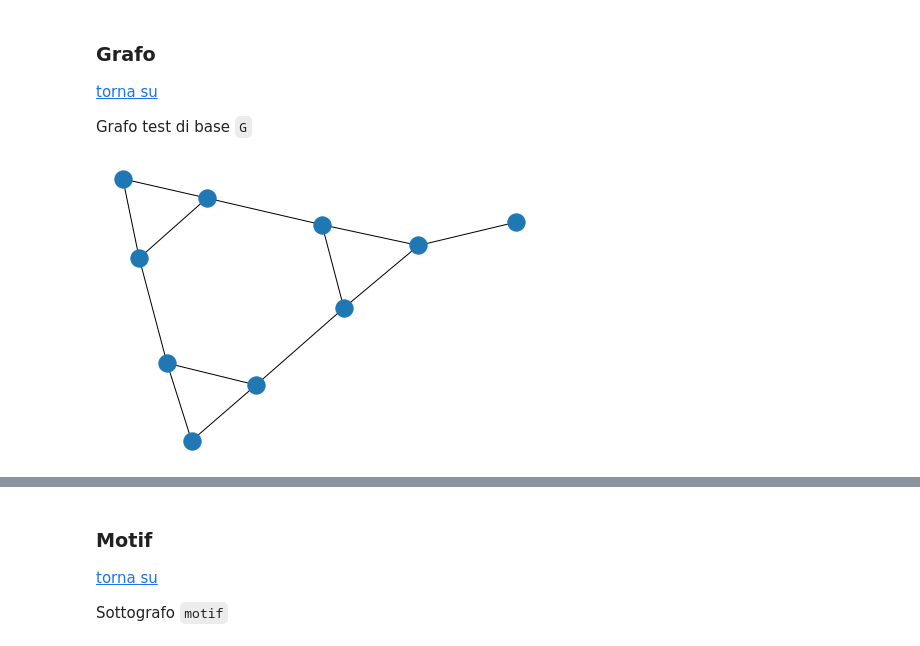
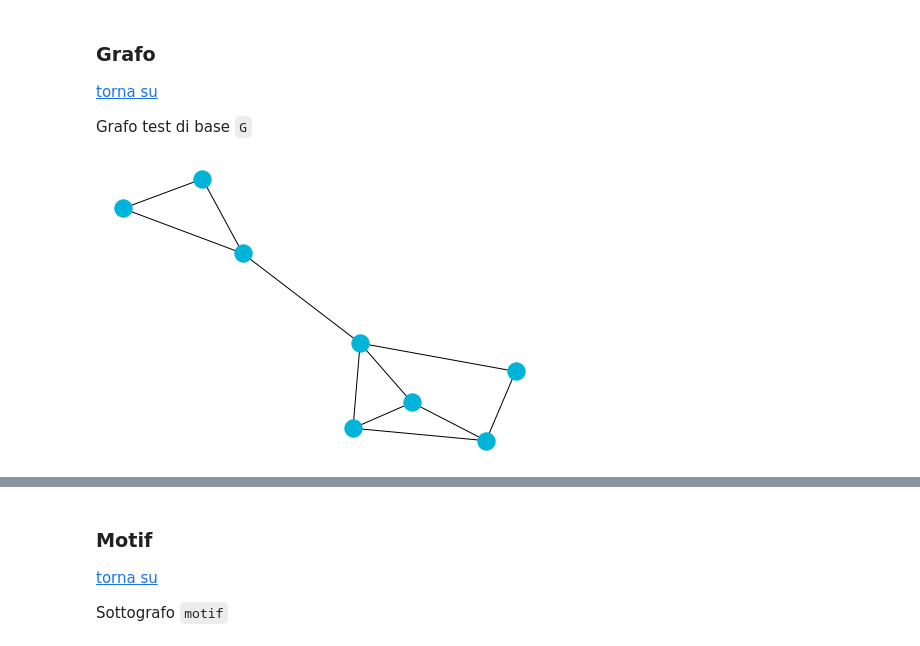
Before and after one commit to kdd-lab/2020_Trevisan, a Jupyter notebook: code/notebook/2_Pipeline_gerarchica_multicollasso_flag.ipynb, the cells around one changed output, grey strips where cells are left out. Drawn from its saved outputs; the diff is of its cells as text; code cells hidden in the pictures.

```diff
--- a/code/notebook/2_Pipeline_gerarchica_multicollasso_flag.ipynb
+++ b/code/notebook/2_Pipeline_gerarchica_multicollasso_flag.ipynb
@@ -26,14 +26,8 @@ from collections import defaultdict
 
 Grafo test di base `G`
 # %%
-# grafo test di base G
-
 G0 = nx.Graph()
 G0.add_edges_from([(7, 1), (8, 1), (7, 8), (1, 2), (2, 3), (2, 4), (2, 5), (4, 5), (3, 6), (4, 6), (5, 6)])
-# nx.draw(G0)
+nx.draw(G0, node_color='#00b4d9')
+# %% [output]
+[figure, added]
-# %%
-G0 = nx.Graph()
-G0.add_edges_from([(1, 2), (2, 3), (1, 3),(1,4), (3, 5), (5,6), (6,7),(5,7), (7,9), (8,9),(9, 10),(8,10),(2,8)])
-nx.draw(G0)
-# %% [output]
-[figure, removed]
```
Also changed, not shown: parts of 32 cells of this notebook, 2 other files.
